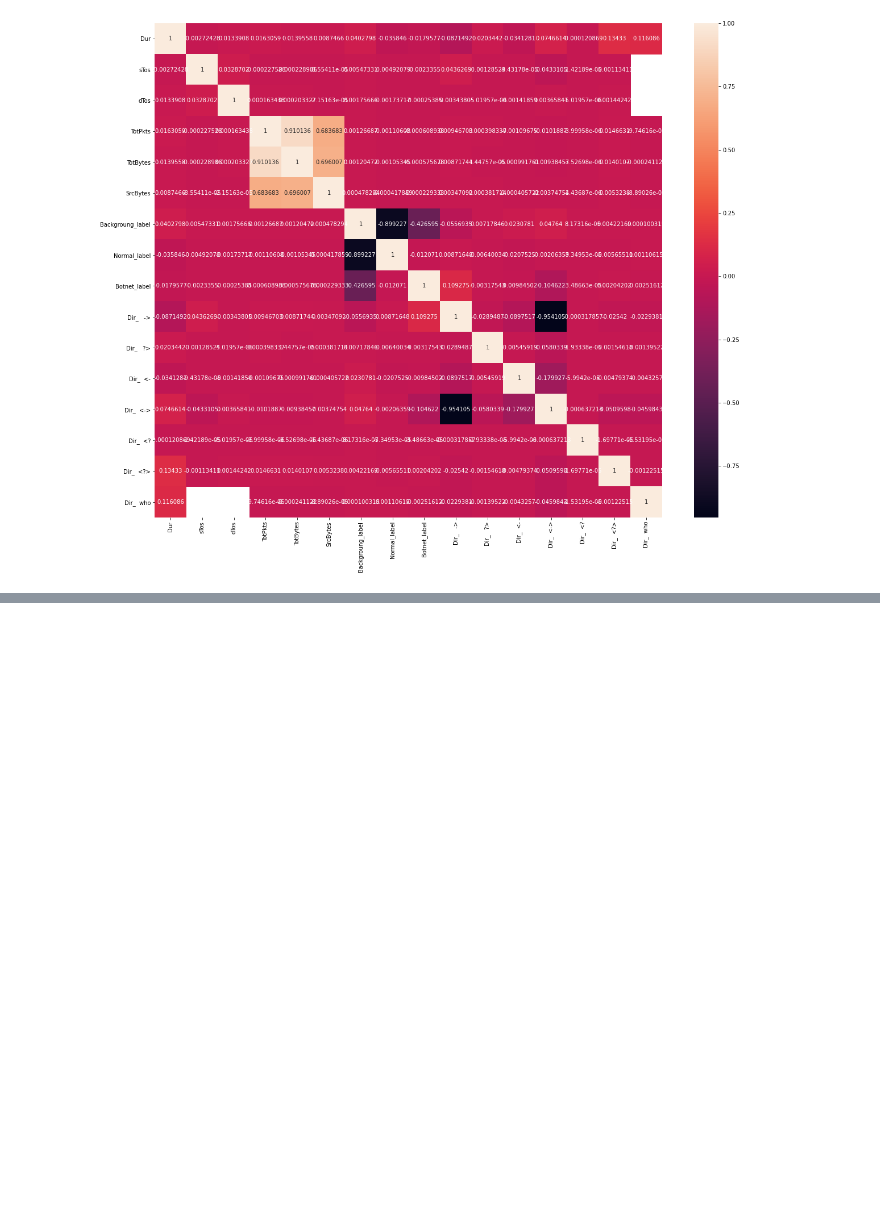
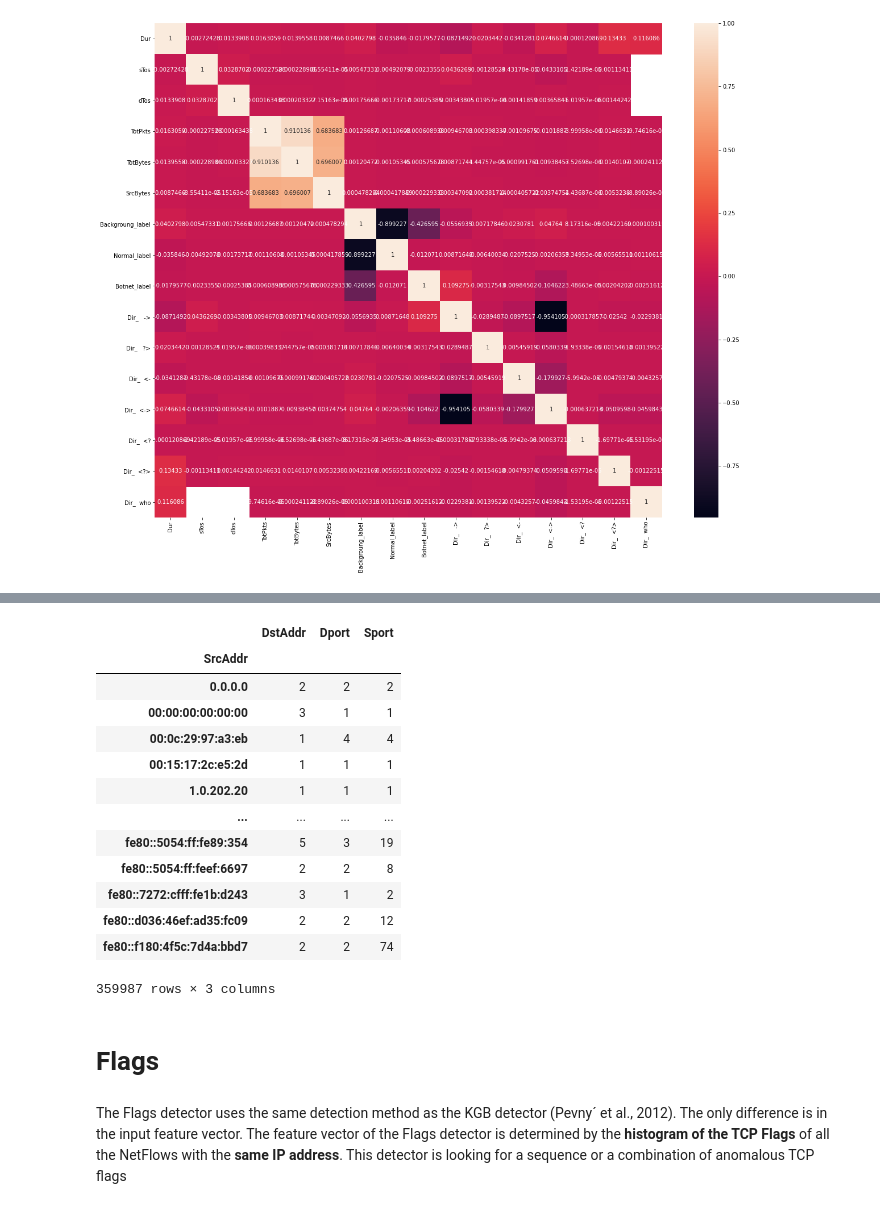
Before and after one commit to mgendr/CTU_13_Supervision_Des_Systemes, a Jupyter notebook: First Analysis.ipynb, the cells around one changed output, grey strips where cells are left out. Saved outputs shown, nothing was run; the diff lists cells and outputs as text; code cells hidden in the pictures; blank space fills up the shorter version.

```diff
--- a/First Analysis.ipynb
+++ b/First Analysis.ipynb
@@ -383,0 +401,3 @@ context_lakhina
+# %%
+df_for_Lakhina_Entropy = df[["SrcAddr","DstAddr","Sport", "Dport","Label","Backgroung_label","Normal_label","Botnet_label"]]
+df_for_Lakhina_Entropy
@@ -383,0 +418,32 @@ context_lakhina
+# %%
+# On doit mesurer l entropie pour chaque aggreg, mais jsp comment cette entropie est calculée.
+
+context_lakhina_Entropy = df_for_Lakhina_Entropy.groupby(by = "SrcAddr").agg({'DstAddr': pd.Series.nunique,
+                                                                              'Dport': pd.Series.nunique,
+                                                                              'Sport': pd.Series.nunique})
+
+context_lakhina_Entropy.rename(columns = {"SrcAddr" : "Netflows"}, inplace = True)
+context_lakhina_Entropy
+# %% [output]
+|  | DstAddr | Dport | Sport |
+| SrcAddr |  |  |  |
+| 0.0.0.0 | 2 | 2 | 2 |
+| 00:00:00:00:00:00 | 3 | 1 | 1 |
+| 00:0c:29:97:a3:eb | 1 | 4 | 4 |
+| 00:15:17:2c:e5:2d | 1 | 1 | 1 |
+| 1.0.202.20 | 1 | 1 | 1 |
+| ... | ... | ... | ... |
+| fe80::5054:ff:fe89:354 | 5 | 3 | 19 |
+| fe80::5054:ff:feef:6697 | 2 | 2 | 8 |
+| fe80::7272:cfff:fe1b:d243 | 3 | 1 | 2 |
+| fe80::d036:46ef:ad35:fc09 | 2 | 2 | 12 |
+| fe80::f180:4f5c:7d4a:bbd7 | 2 | 2 | 74 |
+359987 rows × 3 columns
+# %% [markdown]
+# Flags
+# %% [markdown]
+The Flags detector uses the same detection method as the KGB
+detector (Pevny´ et al., 2012). The only difference is in the input
+feature vector. The feature vector of the Flags detector is
+determined by the **histogram of the TCP Flags** of all the NetFlows with the **same IP address**.
+This detector is looking for a sequence or a combination of anomalous TCP flags
```
Also changed, not shown: parts of 42 cells of this notebook.
